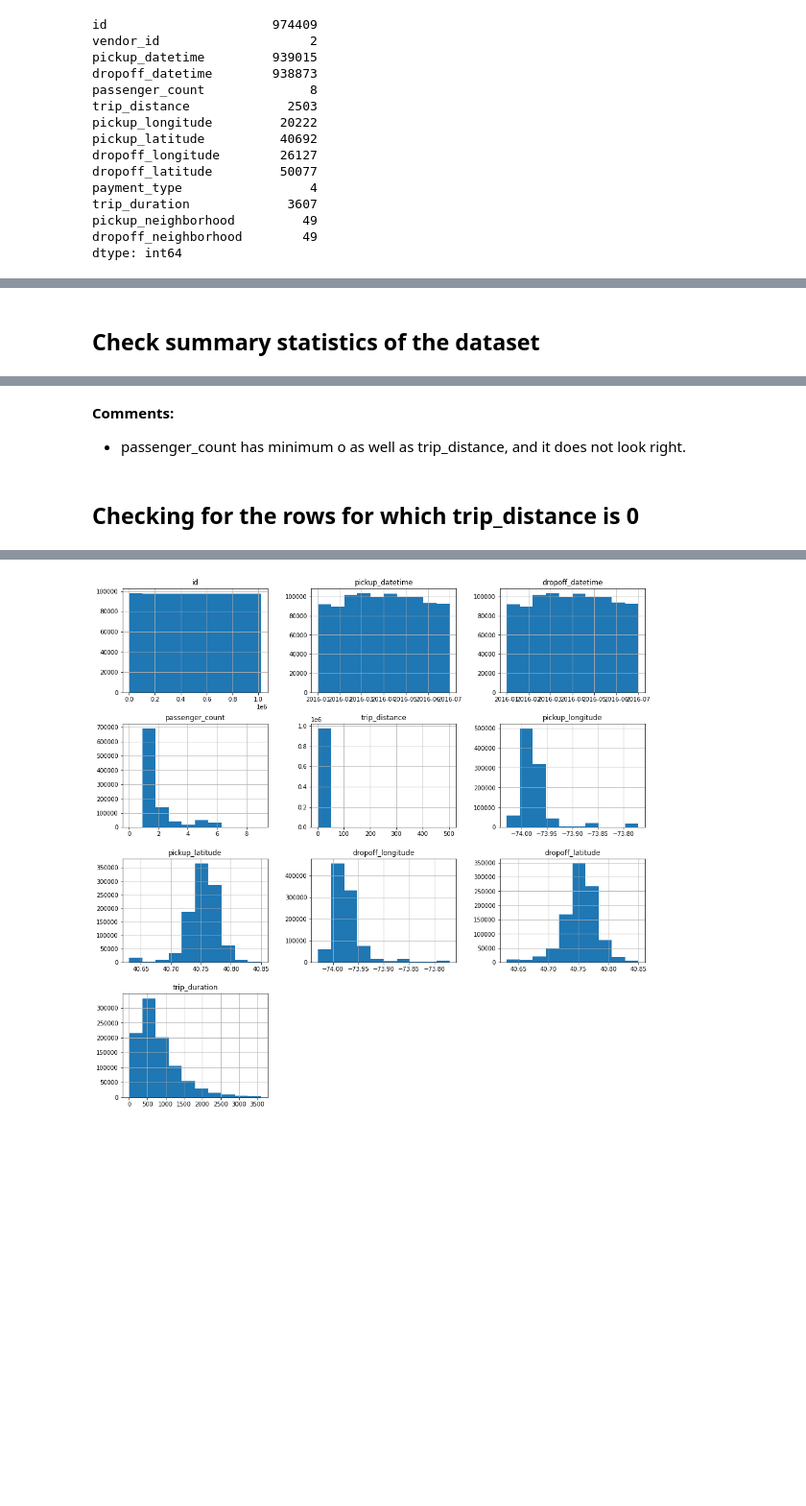
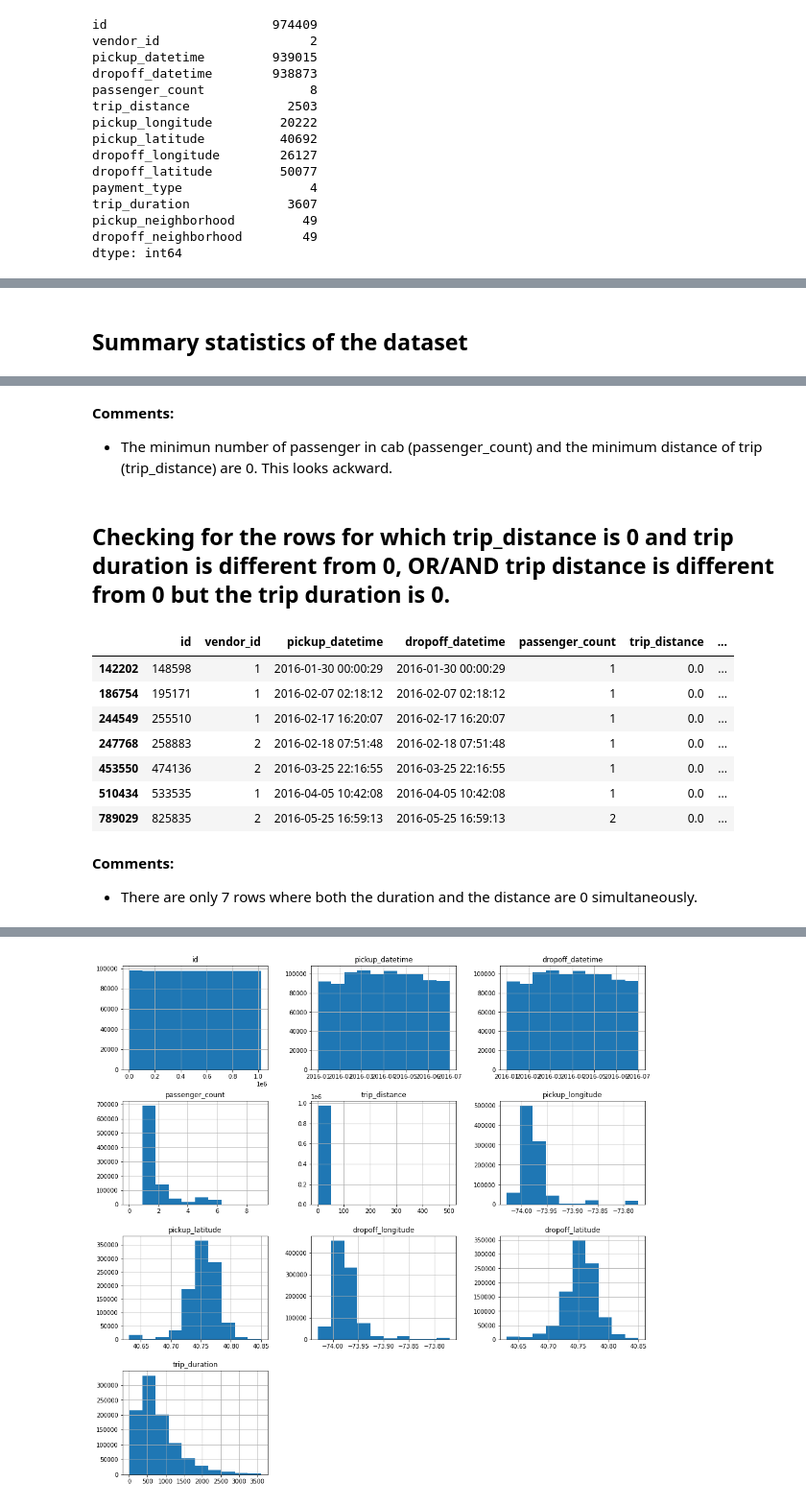
Before and after one commit to SossouAdjisse/TaxiRideDurationPrediction, a Jupyter notebook: TaxiRideDurationPrediction.ipynb, the cells around one changed output, grey strips where cells are left out. Shown: that part at 96% size. Cells and saved outputs as stored; diff of their text form; code cells hidden in the pictures; blank space fills up the shorter version.

```diff
--- a/TaxiRideDurationPrediction.ipynb
+++ b/TaxiRideDurationPrediction.ipynb
@@ -237,3 +238,3 @@ dtype: int64
 # %% [markdown]
-## Check summary statistics of the dataset
+## Summary statistics of the dataset
 # %%
@@ -249,9 +250,24 @@ trips.describe().T
 | dropoff_longitude | 974409.0 | -73.972825 | 0.031348 | -74.029945 | -73.990356 | -73.979156 | -73.962769 | -7.377002e+01 |
 | dropoff_latitude | 974409.0 | 40.753046 | 0.029151 | 40.630009 | 40.738792 | 40.755650 | 40.770454 | 4.085000e+01 |
 | trip_duration | 974409.0 | 797.702753 | 576.802176 | 0.000000 | 389.000000 | 646.000000 | 1040.000000 | 3.606000e+03 |
-# %% [markdown]
-**Comments:**
-- passenger_count has minimum o as well as trip_distance, and it does not look right.
+# %% [markdown]
+**Comments:**
+- The minimun number of passenger in cab (passenger_count) and the minimum distance of trip (trip_distance) are 0. This looks ackward.
 # %% [markdown]
-## Checking for the rows for which trip_distance is 0
+## Checking for the rows for which trip_distance is 0 and trip duration is different from 0, OR/AND trip distance is different from 0 but the trip duration is 0.
+# %%
+# When both the distnace and the duration are 0.
+trips[((trips['trip_distance']==0) & (trips['trip_duration'] ==0))]
+# %% [output]
+|  | id | vendor_id | pickup_datetime | dropoff_datetime | passenger_count | trip_distance | ... |
+| 142202 | 148598 | 1 | 2016-01-30 00:00:29 | 2016-01-30 00:00:29 | 1 | 0.0 | ... |
+| 186754 | 195171 | 1 | 2016-02-07 02:18:12 | 2016-02-07 02:18:12 | 1 | 0.0 | ... |
+| 244549 | 255510 | 1 | 2016-02-17 16:20:07 | 2016-02-17 16:20:07 | 1 | 0.0 | ... |
+| 247768 | 258883 | 2 | 2016-02-18 07:51:48 | 2016-02-18 07:51:48 | 1 | 0.0 | ... |
+| 453550 | 474136 | 2 | 2016-03-25 22:16:55 | 2016-03-25 22:16:55 | 1 | 0.0 | ... |
+| 510434 | 533535 | 1 | 2016-04-05 10:42:08 | 2016-04-05 10:42:08 | 1 | 0.0 | ... |
+| 789029 | 825835 | 2 | 2016-05-25 16:59:13 | 2016-05-25 16:59:13 | 2 | 0.0 | ... |
+# %% [markdown]
+**Comments:**
+- There are only 7 rows where both the duration and the distance are 0 simultaneously.
 # %%
```
Also changed, not shown: parts of 130 cells of this notebook.
